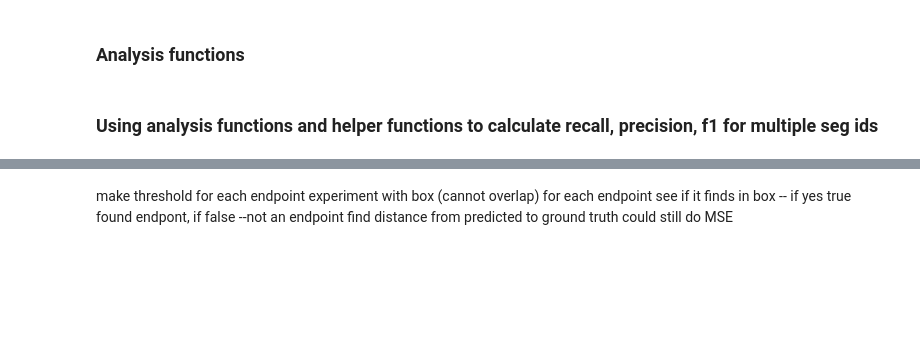
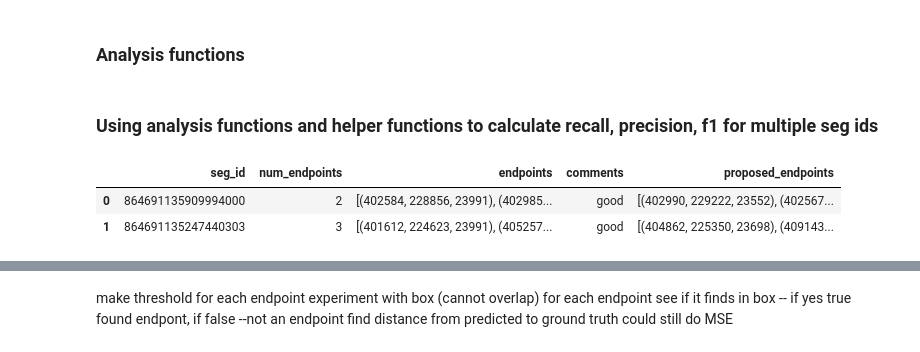
Before and after one commit to aplbrain/campfire, a Jupyter notebook: Endpoint_Params.ipynb, the cells around one changed output, grey strips where cells are left out. Saved outputs shown, nothing was run; the diff lists cells and outputs as text; code cells hidden in the pictures; blank space fills up the shorter version.

```diff
--- a/Endpoint_Params.ipynb
+++ b/Endpoint_Params.ipynb
@@ -484,6 +518,14 @@ analysis = run_synapse_analysis(
 )
 # %% [markdown]
 ### Using analysis functions and helper functions to calculate recall, precision, f1 for multiple seg ids
+# %%
+out_pd = load[['seg_id', 'num_endpoints', 'endpoints', 'comments', 'proposed_endpoints']]
+# %%
+out_pd.head(2)
+# %% [output]
+|  | seg_id | num_endpoints | endpoints | comments | proposed_endpoints |
+| 0 | 864691135909994000 | 2 | [(402584, 228856, 23991), (402985... | good | [(402990, 229222, 23552), (402567... |
+| 1 | 864691135247440303 | 3 | [(401612, 224623, 23991), (405257... | good | [(404862, 225350, 23698), (409143... |
 # %%
 #TEST 1: invalidation_d at default: 12000, WITH Humfrey_Smoothing: 50 iterations, Decimation_Factor = 0.50
 
```
Also changed, not shown: parts of 7 cells of this notebook.
